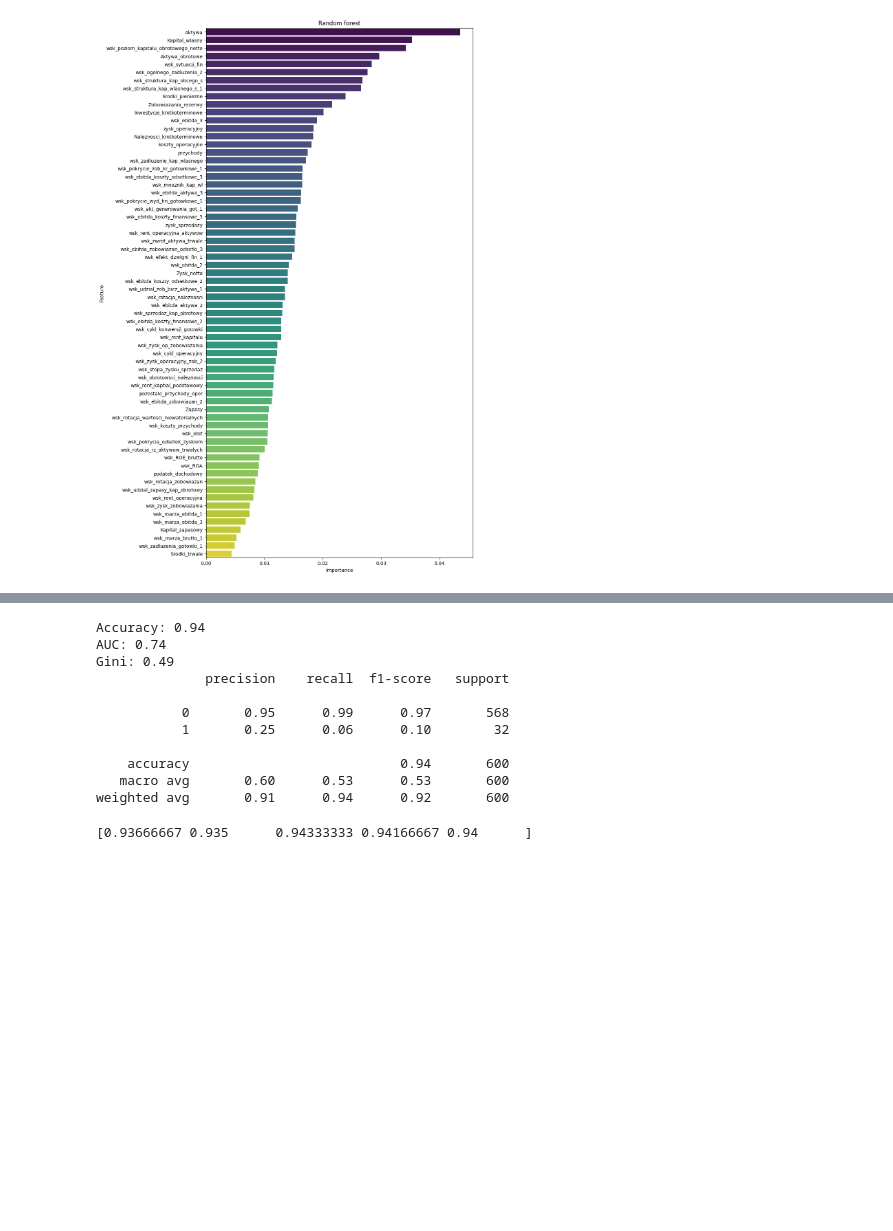
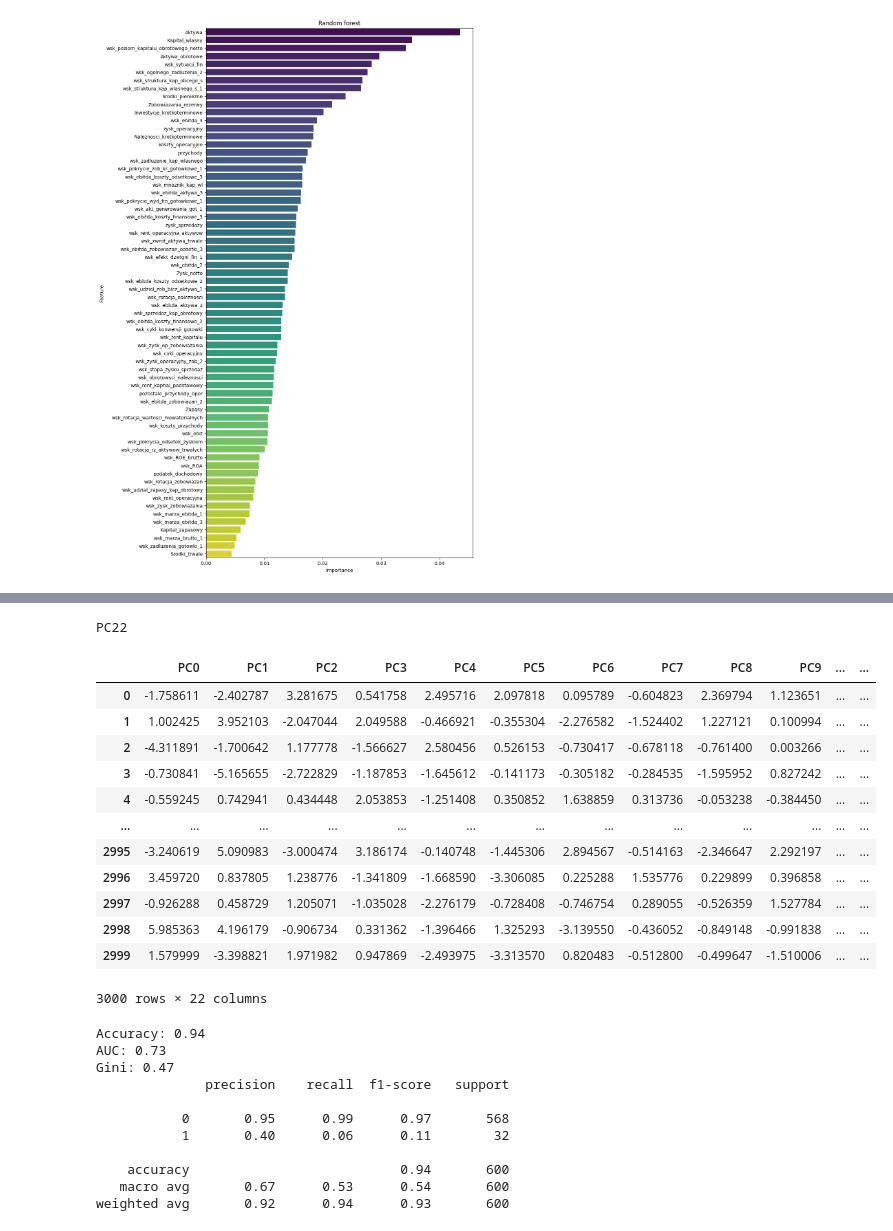
Before and after one commit to wojtek2288/interpretowalnosc, a Jupyter notebook: projekt.ipynb, the cells around one changed output, grey strips where cells are left out. Saved outputs shown, nothing was run; the diff lists cells and outputs as text; code cells hidden in the pictures; blank space fills up the shorter version.

Commit message:
XGBoost + PCA

```diff
--- a/projekt.ipynb
+++ b/projekt.ipynb
@@ -568,0 +565,4 @@ Passing `palette` without assigning `hue` is deprecated and will be removed in v
+# %%
+from sklearn.preprocessing import StandardScaler
+names = list(features.columns)
+features[names] = StandardScaler().fit_transform(features[names])
@@ -568,0 +585,27 @@ Passing `palette` without assigning `hue` is deprecated and will be removed in v
+# %%
+from sklearn.decomposition import PCA
+
+pca = PCA(n_components=len(names))
+data_transformed = pca.fit_transform(features)
+
+pca_dict = {
+    'Proportion of Variance': pca.explained_variance_ratio_,
+    'Cumulative Proportion': np.cumsum(pca.explained_variance_ratio_)
+}
+
+n_components = pca.components_.shape[1]
+pca_cols = [f'PC{x}' for x in range(n_components)]
+
+df_transformed = pd.DataFrame(
+    data = data_transformed,
+    columns = pca_cols[:len(names)]
+)
+
+# summary
+df_pca_summarize = pd.DataFrame.from_dict(
+    data = pca_dict,
+    columns = pca_cols[:len(names)],
+    orient='index'
+)
+
+print(pca.explained_variance_ratio_)
@@ -568,0 +630,27 @@ Passing `palette` without assigning `hue` is deprecated and will be removed in v
+# %%
+criterium = 0.9
+
+for c in df_pca_summarize.columns:
+    if df_pca_summarize.loc['Cumulative Proportion', c] >= criterium:
+        print(c)
+        break
+# %% [output]
+PC22
+# %%
+data_after_pca = df_transformed.iloc[:, :22]
+# %%
+data_after_pca
+# %% [output]
+|  | PC0 | PC1 | PC2 | PC3 | PC4 | PC5 | PC6 | PC7 | PC8 | PC9 | ... | ... |
+| 0 | -1.758611 | -2.402787 | 3.281675 | 0.541758 | 2.495716 | 2.097818 | 0.095789 | -0.604823 | 2.369794 | 1.123651 | ... | ... |
+| 1 | 1.002425 | 3.952103 | -2.047044 | 2.049588 | -0.466921 | -0.355304 | -2.276582 | -1.524402 | 1.227121 | 0.100994 | ... | ... |
+| 2 | -4.311891 | -1.700642 | 1.177778 | -1.566627 | 2.580456 | 0.526153 | -0.730417 | -0.678118 | -0.761400 | 0.003266 | ... | ... |
+| 3 | -0.730841 | -5.165655 | -2.722829 | -1.187853 | -1.645612 | -0.141173 | -0.305182 | -0.284535 | -1.595952 | 0.827242 | ... | ... |
+| 4 | -0.559245 | 0.742941 | 0.434448 | 2.053853 | -1.251408 | 0.350852 | 1.638859 | 0.313736 | -0.053238 | -0.384450 | ... | ... |
+| ... | ... | ... | ... | ... | ... | ... | ... | ... | ... | ... | ... | ... |
+| 2995 | -3.240619 | 5.090983 | -3.000474 | 3.186174 | -0.140748 | -1.445306 | 2.894567 | -0.514163 | -2.346647 | 2.292197 | ... | ... |
+| 2996 | 3.459720 | 0.837805 | 1.238776 | -1.341809 | -1.668590 | -3.306085 | 0.225288 | 1.535776 | 0.229899 | 0.396858 | ... | ... |
+| 2997 | -0.926288 | 0.458729 | 1.205071 | -1.035028 | -2.276179 | -0.728408 | -0.746754 | 0.289055 | -0.526359 | 1.527784 | ... | ... |
+| 2998 | 5.985363 | 4.196179 | -0.906734 | 0.331362 | -1.396466 | 1.325293 | -3.139550 | -0.436052 | -0.849148 | -0.991838 | ... | ... |
+| 2999 | 1.579999 | -3.398821 | 1.971982 | 0.947869 | -2.493975 | -3.313570 | 0.820483 | -0.512800 | -0.499647 | -1.510006 | ... | ... |
+3000 rows × 22 columns
@@ -569,8 +659,6 @@ Passing `palette` without assigning `hue` is deprecated and will be removed in v
 # %%
-# Initialize LinearDiscriminantAnalysis classifier
-from sklearn.discriminant_analysis import LinearDiscriminantAnalysis
-
-model = LinearDiscriminantAnalysis()
+# Initialize XGBoost classifier
+model = XGBClassifier()
 
 # Train the model
 model.fit(X_train, y_train)
@@ -579,18 +667,13 @@ model.fit(X_train, y_train)
 test_model(model, X_test, y_test)
 # %% [output]
 Accuracy: 0.94
-AUC: 0.74
-Gini: 0.49
+AUC: 0.73
+Gini: 0.47
               precision    recall  f1-score   support
 
            0       0.95      0.99      0.97       568
-           1       0.25      0.06      0.10        32
+           1       0.40      0.06      0.11        32
 
     accuracy                           0.94       600
-   macro avg       0.60      0.53      0.53       600
-weighted avg       0.91      0.94      0.92       600
+   macro avg       0.67      0.53      0.54       600
+weighted avg       0.92      0.94      0.93       600
-# %%
-scores = cross_val_score(model, features, target, cv=5)
-print(scores)
-# %% [output]
-[0.93666667 0.935      0.94333333 0.94166667 0.94      ]
```
Also changed, not shown: parts of 8 cells of this notebook.
